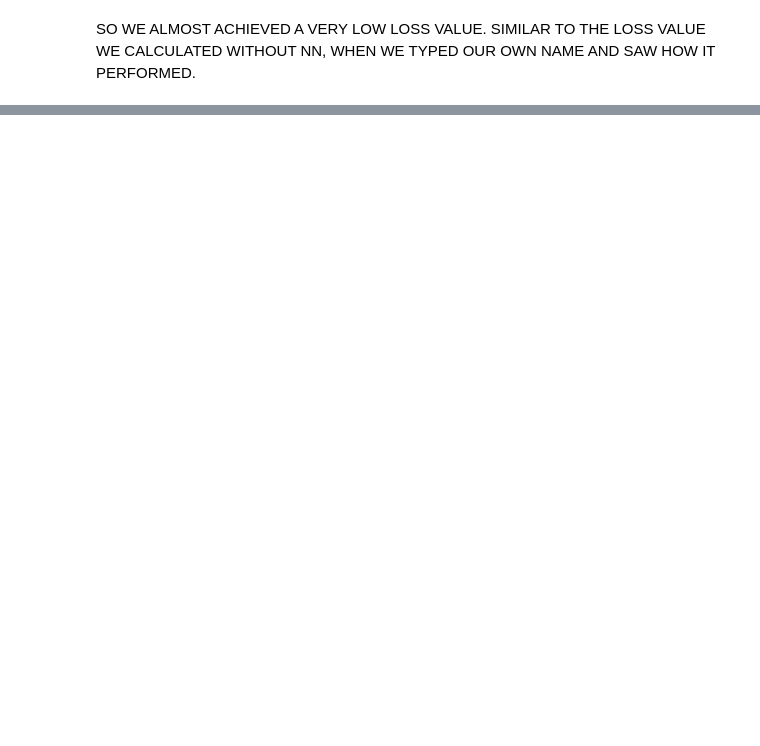
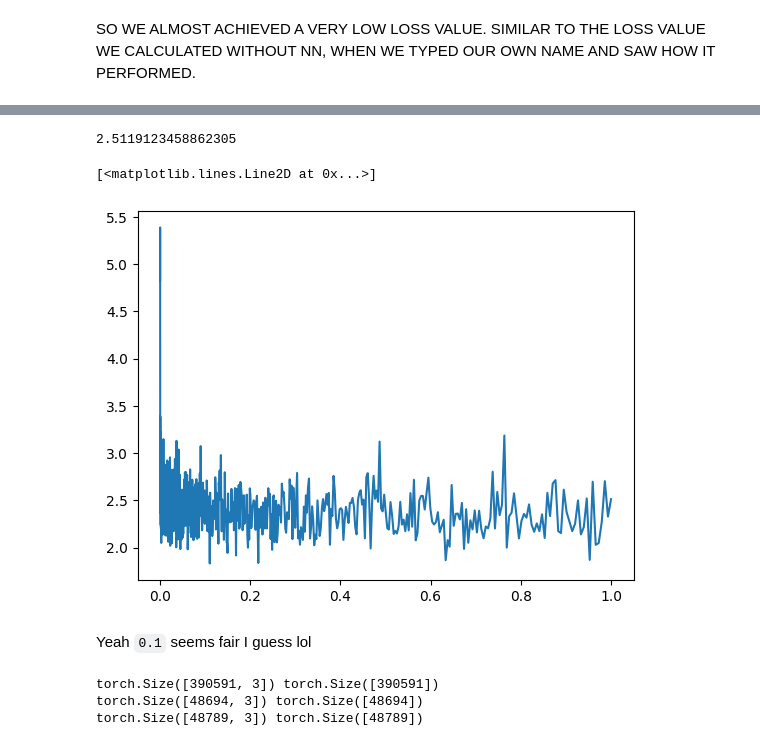
Before and after one commit to yoyobuzz/da623-makemore, a Jupyter notebook: makemore.ipynb, the cells around one changed output, grey strips where cells are left out. Drawn from its saved outputs; the diff is of its cells as text; code cells hidden in the pictures; blank space fills up the shorter version.

```diff
--- a/makemore.ipynb
+++ b/makemore.ipynb
@@ -608,0 +1477,42 @@ for i in range(5):
+# %%
+#Remember to reset the parameters and only then run this
+
+lri = []
+lossi = []
+
+for i in range(1000):
+
+    #Minibatch
+    xi = torch.randint(0, X.shape[0], (32,))
+
+    #forward pass
+    emb = C[X[xi]]
+    h = torch.tanh(emb.view(-1,6) @ W1 + b1)
+    logits = h @ W2 + b2
+    loss = F.cross_entropy(logits, Y[xi])
+    #print(loss.item())
+
+    #backward pass
+    for p in parameters:
+        p.grad = None
+    loss.backward()
+
+    #update
+    lr = lrs[i]
+    for p in parameters:
+        p.data += -0.1 * p.grad
+
+    #keeping track
+    lri.append(lrs[i]) #We are taking the exponent of the learning rate for the x-axis
+    lossi.append(loss.item())
+
+print(loss.item())
+# %% [output]
+2.5119123458862305
+# %%
+plt.plot(lri, lossi)
+# %% [output]
+[<matplotlib.lines.Line2D at 0x...>]
+[figure, added]
+# %% [markdown]
+Yeah `0.1` seems fair I guess lol
@@ -608,0 +1534,35 @@ for i in range(5):
+# %%
+# build the dataset
+block_size = 3 # context length: how many characters do we take to predict the next one?
+
+def build_dataset(words):
+  X, Y = [], []
+  for w in words:
+
+    #print(w)
+    context = [0] * block_size
+    for ch in w + '.':
+      ix = stoi[ch]
+      X.append(context)
+      Y.append(ix)
+      #print(''.join(itos[i] for i in context), '--->', itos[ix])
+      context = context[1:] + [ix] # crop and append
+
+  X = torch.tensor(X)
+  Y = torch.tensor(Y)
+  print(X.shape, Y.shape)
+  return X, Y
+
+import random
+random.seed(42)
+random.shuffle(words)
+n1 = int(0.8*len(words))
+n2 = int(0.9*len(words))
+
+Xtr, Ytr = build_dataset(words[:n1])
+Xdev, Ydev = build_dataset(words[n1:n2])
+Xte, Yte = build_dataset(words[n2:])
+# %% [output]
+torch.Size([390591, 3]) torch.Size([390591])
+torch.Size([48694, 3]) torch.Size([48694])
+torch.Size([48789, 3]) torch.Size([48789])
```
Also changed, not shown: parts of 147 cells of this notebook.
